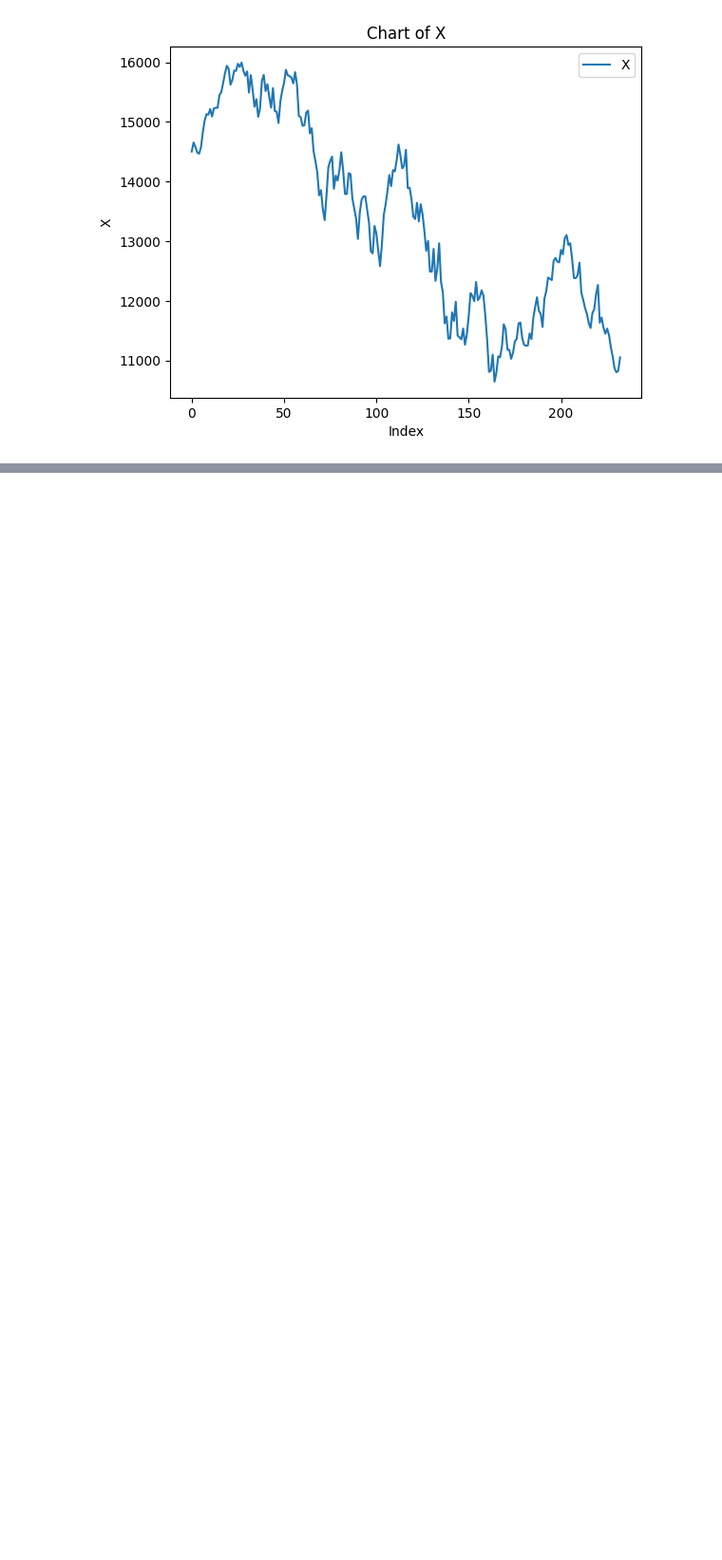
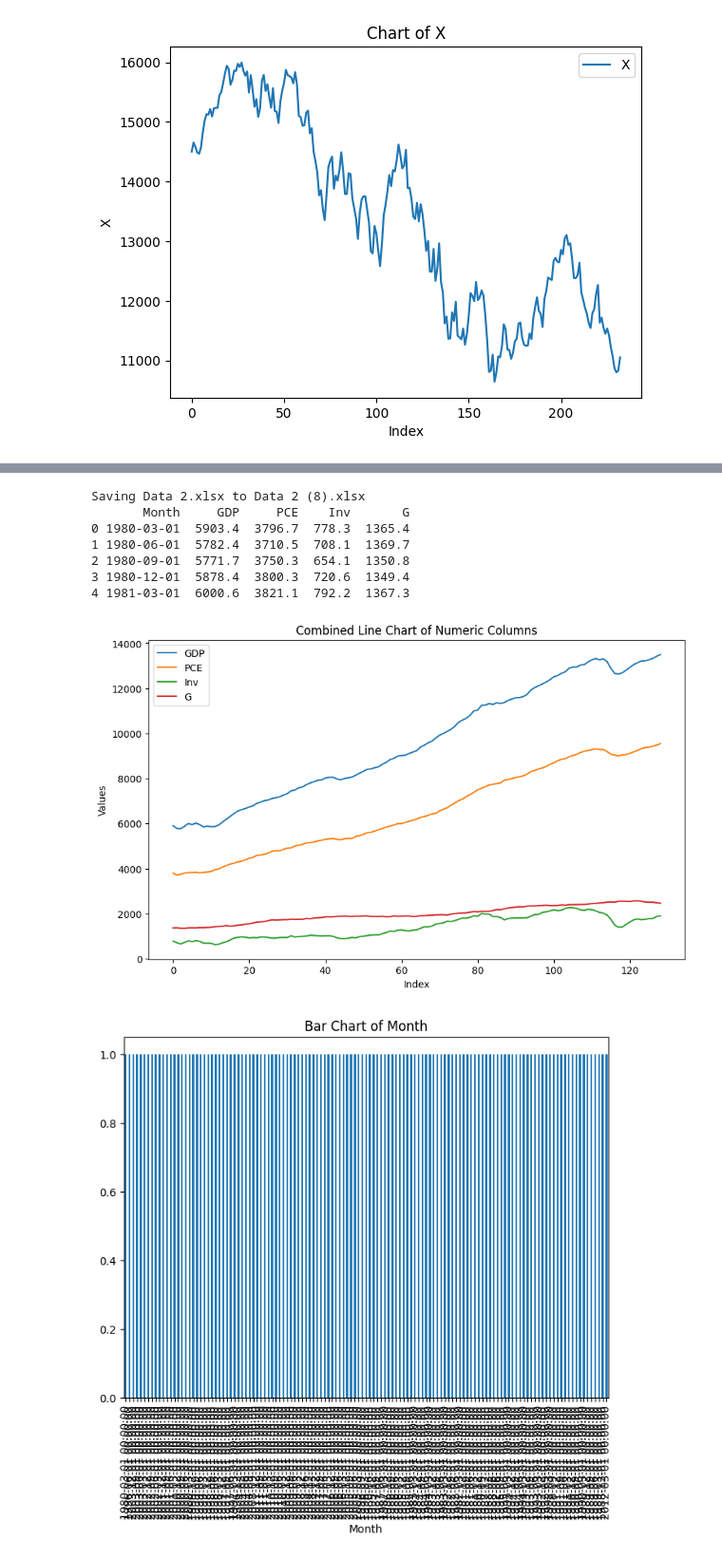
Before and after one commit to NanaShi929/GBS_Winter_School, a Jupyter notebook: GBS_Winter_School.ipynb, the cells around one changed output, grey strips where cells are left out. Shown at 95% size. Saved outputs shown, nothing was run; the diff lists cells and outputs as text; code cells hidden in the pictures; blank space fills up the shorter version.

```diff
--- a/GBS_Winter_School.ipynb
+++ b/GBS_Winter_School.ipynb
@@ -153,0 +593,62 @@ except Exception as e:
+# %%
+# prompt: code to combine all the charts
+
+import pandas as pd
+import matplotlib.pyplot as plt
+import io
+from google.colab import files
+import seaborn as sns
+
+uploaded = files.upload()
+
+for fn in uploaded.keys():
+  if fn.endswith(('.xls', '.xlsx')):
+    try:
+      df = pd.read_excel(io.BytesIO(uploaded[fn]))
+      print(df.head())
+
+      #Combined line chart of all numeric columns
+      numeric_cols = df.select_dtypes(include=['number'])
+      plt.figure(figsize=(10, 6))
+      for col in numeric_cols.columns:
+          plt.plot(df.index, numeric_cols[col], label=col)
+      plt.title("Combined Line Chart of Numeric Columns")
+      plt.xlabel("Index")
+      plt.ylabel("Values")
+      plt.legend()
+      plt.show()
+
+      #Individual Charts
+      for col in df.columns:
+        plt.figure(figsize=(8, 6))
+        if pd.api.types.is_numeric_dtype(df[col]):
+          # For numeric data, create different chart types
+            plt.subplot(2, 2, 1)
+            df[col].plot(kind='line')
+            plt.title(f'Line Chart of {col}')
+
+            plt.subplot(2, 2, 2)
+            df[col].plot(kind='hist')
+            plt.title(f'Histogram of {col}')
+
+            plt.subplot(2, 2, 3)
+            df.boxplot(column=col)
+            plt.title(f'Box Plot of {col}')
+
+            plt.subplot(2, 2, 4)
+            df[col].plot(kind='kde')
+            plt.title(f'KDE Plot of {col}')
+            plt.tight_layout() #adjust subplot params for a tight layout.
+            plt.show()
+        else:
+          # For non-numeric data, create a bar chart of value counts
+            df[col].value_counts().plot(kind='bar')
+            plt.title(f'Bar Chart of {col}')
+            plt.show()
+
+    except Exception as e:
+      print(f"Error reading or processing the Excel file: {e}")
+    break  # Process only the first Excel file
+  else:
+    print(f"Uploaded file '{fn}' is not an Excel file.")
+# %% [output]
@@ -153,0 +656,9 @@ except Exception as e:
+Saving Data 2.xlsx to Data 2 (8).xlsx
+       Month     GDP     PCE    Inv       G
+0 1980-03-01  5903.4  3796.7  778.3  1365.4
+1 1980-06-01  5782.4  3710.5  708.1  1369.7
+2 1980-09-01  5771.7  3750.3  654.1  1350.8
+3 1980-12-01  5878.4  3800.3  720.6  1349.4
+4 1981-03-01  6000.6  3821.1  792.2  1367.3
+[figure, added]
+[figure, added]
```
Also changed, not shown: parts of 11 cells of this notebook.
